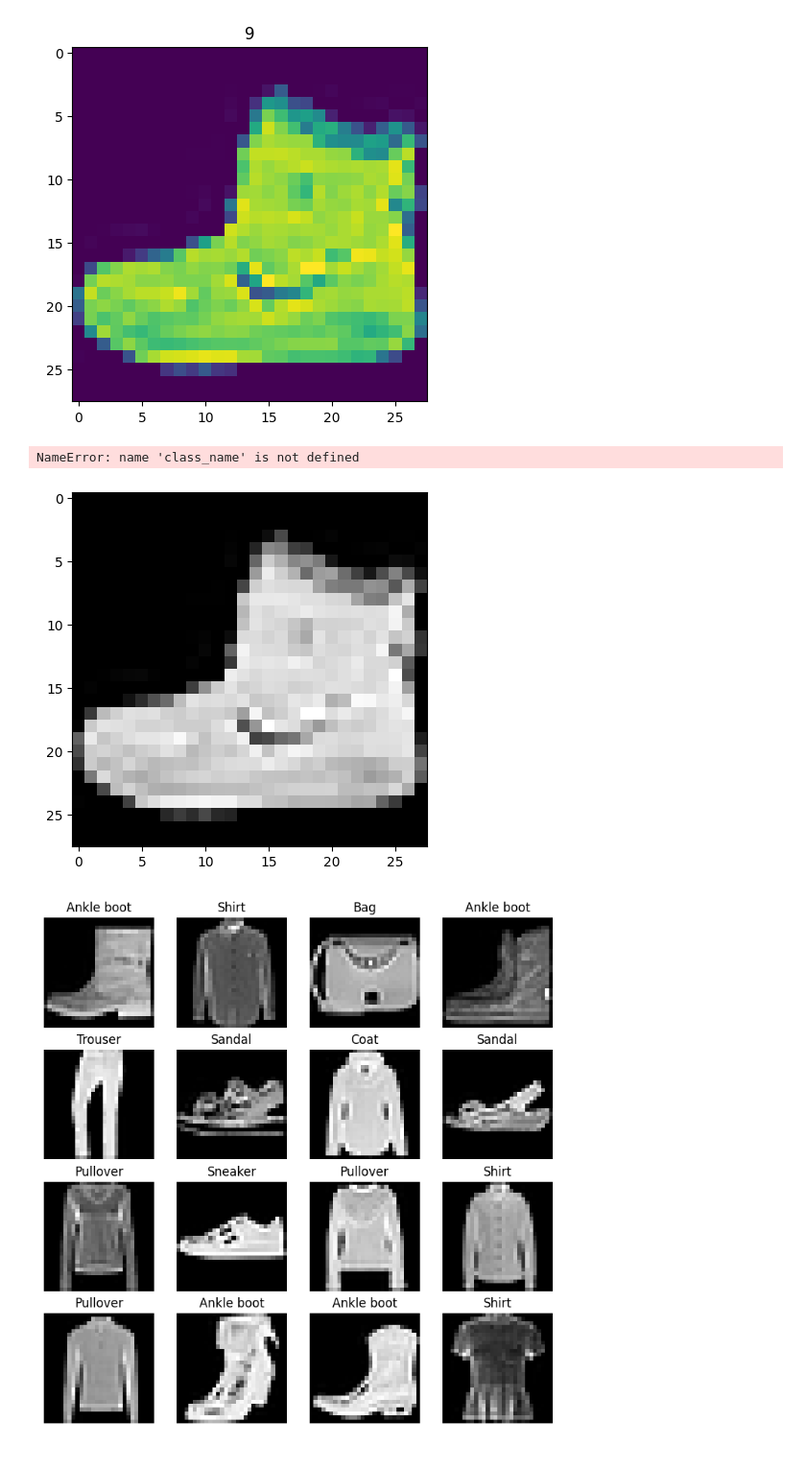
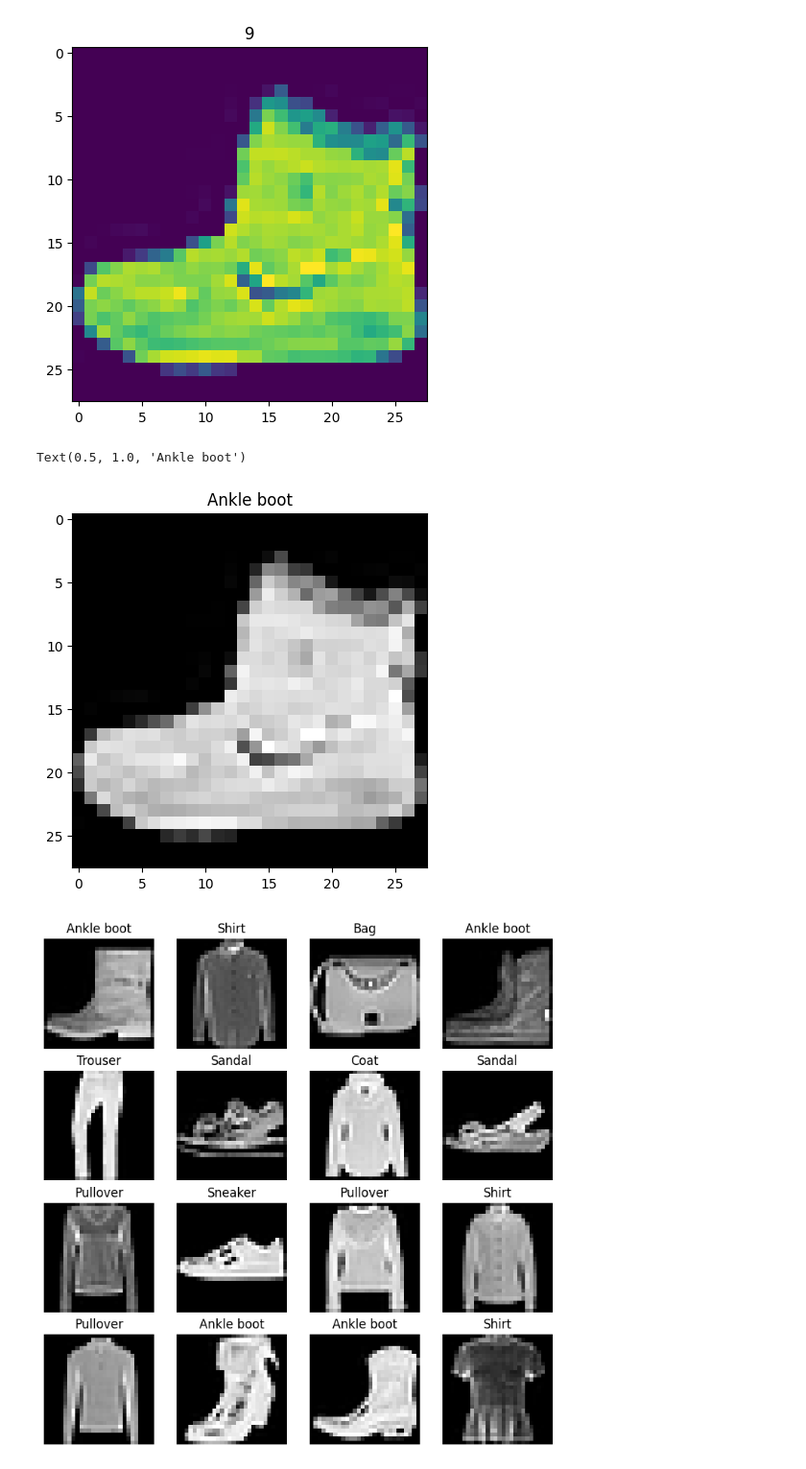
Before and after one commit to RabinPhuyal/Deep-Learning-with-Pytorch, a Jupyter notebook: PyTorch_Computer__Vision.ipynb, the cells around one changed output. Shown at 96% size. Saved outputs shown, nothing was run; the diff lists cells and outputs as text; code cells hidden in the pictures.

Commit message:
Added Sample Visualization

```diff
--- a/PyTorch_Computer__Vision.ipynb
+++ b/PyTorch_Computer__Vision.ipynb
@@ -113,8 +113,8 @@ Text(0.5, 1.0, '9')
 # %%
 #Image in Grayscale
 plt.imshow(image.squeeze(), cmap="grey")
-plt.title(class_name[label])
+plt.title(class_names[label])
 # %% [output]
-NameError: name 'class_name' is not defined
+Text(0.5, 1.0, 'Ankle boot')
-[figure, old version]
+[figure, new version]
 # %%
```
Also changed, not shown: parts of 4 cells of this notebook.
